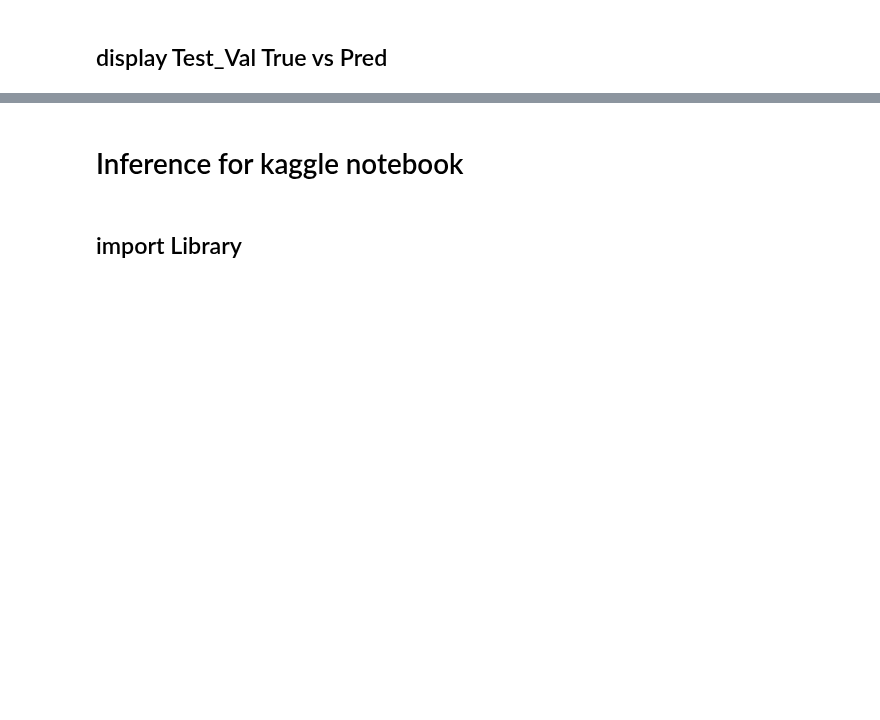
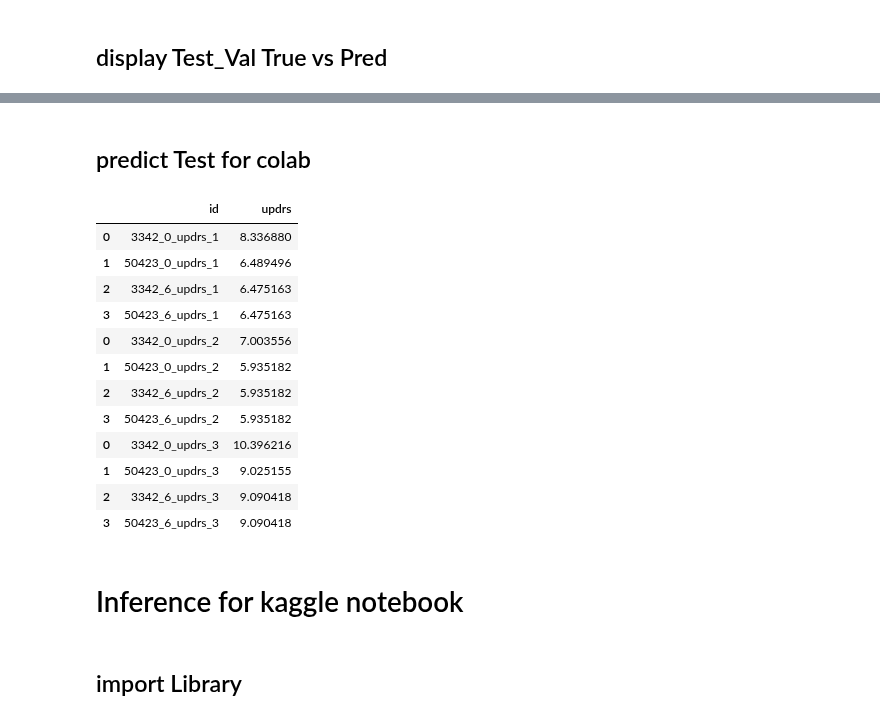
Before and after one commit to kunai-3txk/Compe_tonyobyo, a Jupyter notebook: AMP_fit.ipynb, the cells around one changed output, grey strips where cells are left out. Drawn from its saved outputs; the diff is of its cells as text; code cells hidden in the pictures; blank space fills up the shorter version.

```diff
--- a/AMP_fit.ipynb
+++ b/AMP_fit.ipynb
@@ -361,3 +385,53 @@ display(df_test_truepred)
+# %% [markdown]
+## predict Test for colab
+# %%
+df_test_ = df_test.drop(['visit_id'],axis=1)
+
+for order in predict_order_list:
+  test_X = df_test_.values
+  #test_y = df_test['updrs_{0}'.format(order)].values
+  if order == 1:
+        model_ = model_1
+        df_te = te_updrs_1
+  if order == 2:
+        model_ = model_2
+        df_te = te_updrs_2
+  if order == 3:
+        model_ = model_3
+        df_te = te_updrs_3
+
+  df_test_['updrs_{0}'.format(order)] = model_.predict(test_X)
+  df_test_['updrs_{0}_round'.format(order)] = df_test_['updrs_{0}'.format(order)].round(0)
+  #予測値のtarget-encodingテーブルをjoin
+  df_te.rename(columns={'updrs_{0}'.format(order):'updrs_{0}_te'.format(order)},inplace=True)
+  df_test_ = df_test_.merge(df_te,left_on='updrs_{0}_round'.format(order),right_on='updrs_{0}_te'.format(order),how='left')
+  #不要列の削除
+  df_test_.drop(['updrs_{0}_round'.format(order),'updrs_{0}_te'.format(order)],axis=1,inplace=True)
+
+df_test_pred_ = df_test[['visit_id']].join(df_test_[['updrs_1','updrs_2','updrs_3']])
+
+df_test_pred = pd.DataFrame()
+for i in range(0,3):
+  df_test_pred_vs = pd.DataFrame()
+  df_test_pred_vs['id'] = df_test_pred_[['visit_id']] + '_updrs_{0}'.format(i+1)
+  df_test_pred_vs['updrs']=df_test_pred_[['updrs_{0}'.format(i+1)]]
+  df_test_pred = pd.concat([df_test_pred,df_test_pred_vs],axis=0)
+
+display(df_test_pred)
+# %% [output]
+|  | id | updrs |
+| 0 | 3342_0_updrs_1 | 8.336880 |
+| 1 | 50423_0_updrs_1 | 6.489496 |
+| 2 | 3342_6_updrs_1 | 6.475163 |
+| 3 | 50423_6_updrs_1 | 6.475163 |
+| 0 | 3342_0_updrs_2 | 7.003556 |
+| 1 | 50423_0_updrs_2 | 5.935182 |
+| 2 | 3342_6_updrs_2 | 5.935182 |
+| 3 | 50423_6_updrs_2 | 5.935182 |
+| 0 | 3342_0_updrs_3 | 10.396216 |
+| 1 | 50423_0_updrs_3 | 9.025155 |
+| 2 | 3342_6_updrs_3 | 9.090418 |
+| 3 | 50423_6_updrs_3 | 9.090418 |
 # %% [markdown]
 # Inference for kaggle notebook
 # %% [markdown]
```
Also changed, not shown: parts of 8 cells of this notebook.
